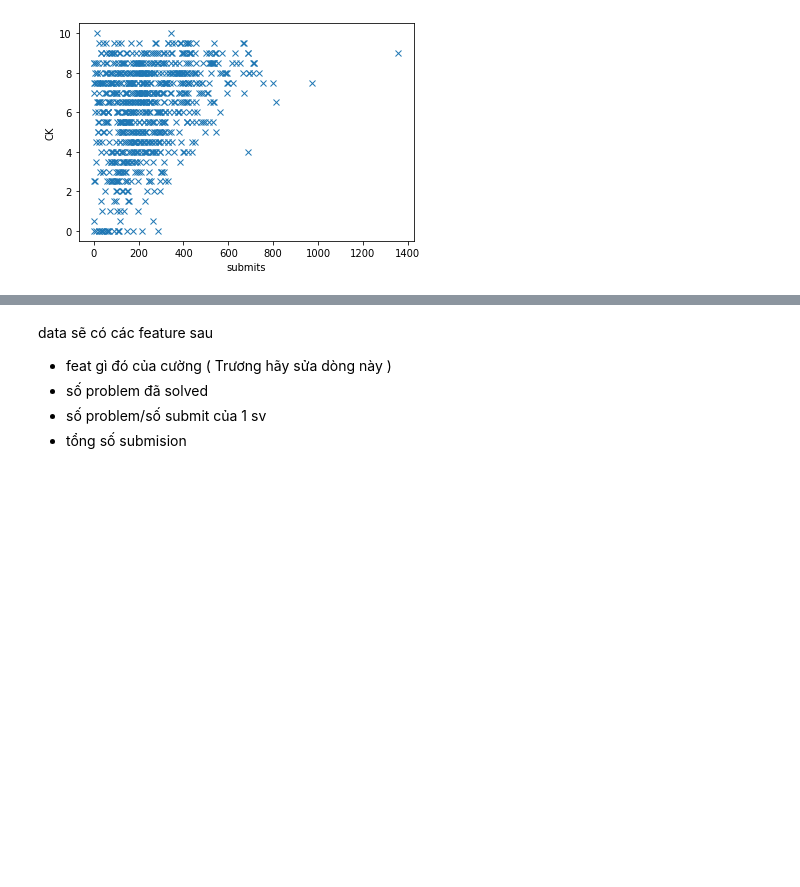
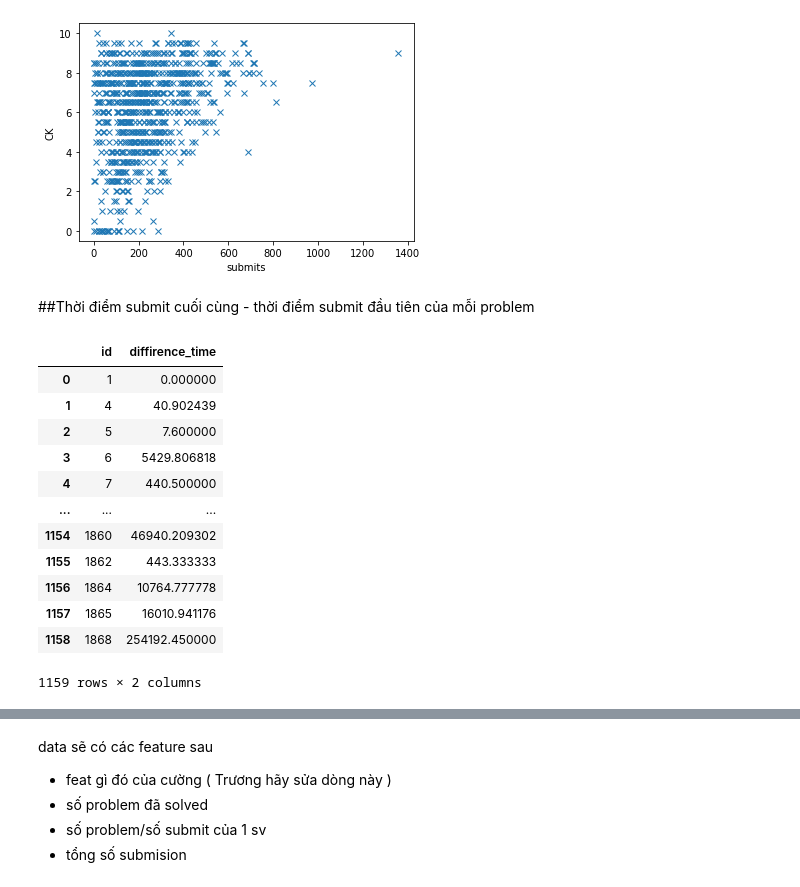
Before and after one commit to phutaekwondo/CS114.L21, a Jupyter notebook: duDoanDiemCuoiKy_homeWork/Bai_colab_so3.ipynb, the cells around one changed output, grey strips where cells are left out. Saved outputs shown, nothing was run; the diff lists cells and outputs as text; code cells hidden in the pictures; blank space fills up the shorter version.

```diff
--- a/duDoanDiemCuoiKy_homeWork/Bai_colab_so3.ipynb
+++ b/duDoanDiemCuoiKy_homeWork/Bai_colab_so3.ipynb
@@ -406,3 +406,24 @@ scatter_plot_1feat_1score( df_problem_div_submit[["id", "div"]] , _score)
 scatter_plot_1feat_1score( df_submit, _score )
 # %% [output]
 [figure]
+# %% [markdown]
+##Thời điểm submit cuối cùng - thời điểm submit đầu tiên của mỗi problem
+# %%
+time_feature = user_feature[['user_id', 'diffirence_time']]
+time_feature = time_feature.groupby('user_id', as_index=False).agg('mean')
+time_feature = time_feature.rename(columns={'user_id': 'id'})
+time_feature
+# %% [output]
+|  | id | diffirence_time |
+| 0 | 1 | 0.000000 |
+| 1 | 4 | 40.902439 |
+| 2 | 5 | 7.600000 |
+| 3 | 6 | 5429.806818 |
+| 4 | 7 | 440.500000 |
+| ... | ... | ... |
+| 1154 | 1860 | 46940.209302 |
+| 1155 | 1862 | 443.333333 |
+| 1156 | 1864 | 10764.777778 |
+| 1157 | 1865 | 16010.941176 |
+| 1158 | 1868 | 254192.450000 |
+1159 rows × 2 columns
```
Also changed, not shown: parts of 9 cells of this notebook.
